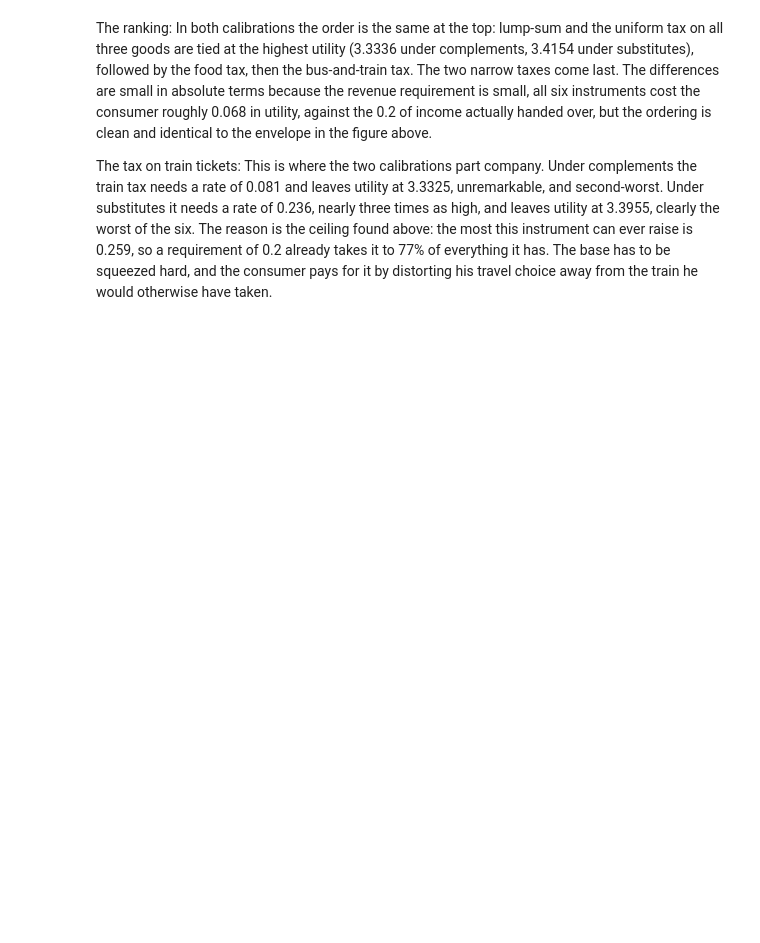
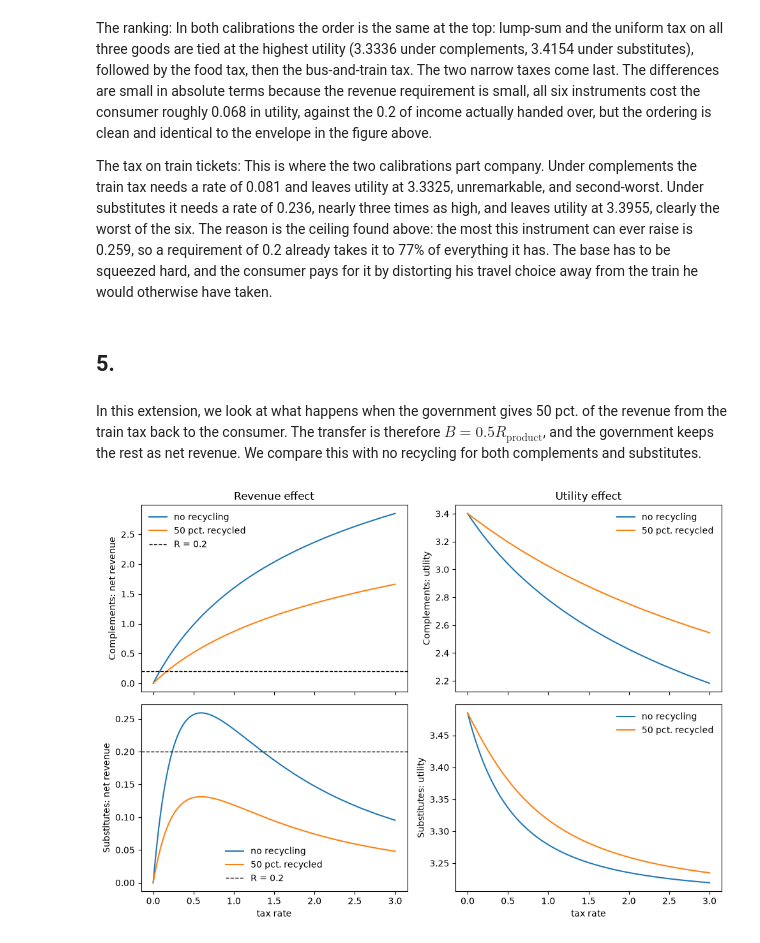
Before and after one commit to NumEconCopenhagen/projects-2025-jvb, a Jupyter notebook: 02_modelproject/modelproject.ipynb, the cells around one changed output. Saved outputs shown, nothing was run; the diff lists cells and outputs as text; code cells hidden in the pictures; blank space fills up the shorter version.

```diff
--- a/02_modelproject/modelproject.ipynb
+++ b/02_modelproject/modelproject.ipynb
@@ -588,3 +588,52 @@ instrument can ever raise is 0.259, so a requirement of 0.2 already takes it to
 77% of everything it has. The base has to be squeezed hard, and the consumer
 pays for it by distorting his travel choice away from the train he would
 otherwise have taken.
+# %% [markdown]
+## 5.
+# %% [markdown]
+In this extension, we look at what happens when the government gives 50 pct. of the revenue from the train tax back to the consumer. The transfer is therefore $B=0.5R_{\mathrm{product}}$, and the government keeps the rest as net revenue. We compare this with no recycling for both complements and substitutes.
+# %%
+phi = 0.50
+goods = (3,)
+R_target_extension = R_target
+tau_vec_extension = np.linspace(0,3,301)
+models_extension = [
+    ('Complements',gov_complements),
+    ('Substitutes',gov_substitutes)]
+
+curves_extension = {}
+fig,axes = plt.subplots(2,2,figsize=(10,7),sharex=True)
+
+for row,(name,model) in enumerate(models_extension):
+    R_without = np.empty(tau_vec_extension.size)
+    u_without = np.empty(tau_vec_extension.size)
+    R_recycled = np.empty(tau_vec_extension.size)
+    u_recycled = np.empty(tau_vec_extension.size)
+    B_recycled = np.empty(tau_vec_extension.size)
+
+    for i,tau in enumerate(tau_vec_extension):
+        R_without[i],u_without[i] = model.revenue_and_utility(tau,goods)
+        R_recycled[i],u_recycled[i],B_recycled[i] = model.revenue_and_utility_recycled(tau,goods,phi)
+
+    assert np.allclose(B_recycled,phi*(R_recycled+B_recycled))
+    curves_extension[name] = {'R_recycled':R_recycled}
+
+    axes[row,0].plot(tau_vec_extension,R_without,label='no recycling')
+    axes[row,0].plot(tau_vec_extension,R_recycled,label='50 pct. recycled')
+    axes[row,0].axhline(R_target_extension,color='black',ls='--',lw=1,
+                           label=f'R = {R_target_extension}')
+    axes[row,1].plot(tau_vec_extension,u_without,label='no recycling')
+    axes[row,1].plot(tau_vec_extension,u_recycled,label='50 pct. recycled')
+    axes[row,0].set_ylabel(f'{name}: net revenue')
+    axes[row,1].set_ylabel(f'{name}: utility')
+    axes[row,0].legend(frameon=False)
+    axes[row,1].legend(frameon=False)
+
+axes[0,0].set_title('Revenue effect')
+axes[0,1].set_title('Utility effect')
+axes[1,0].set_xlabel('tax rate')
+axes[1,1].set_xlabel('tax rate')
+fig.tight_layout()
+plt.show()
+# %% [output]
+[figure, added]
```
Also changed, not shown: parts of 5 cells of this notebook, 1 other file.
